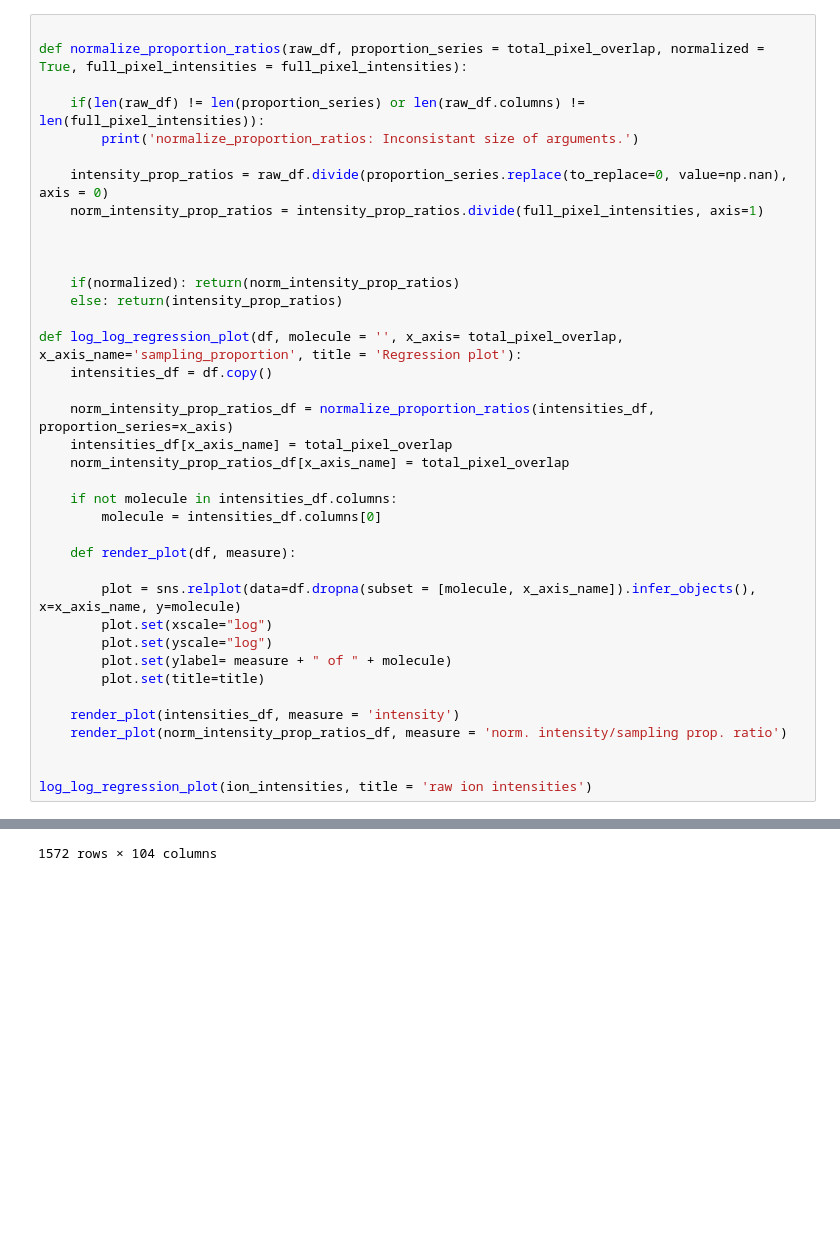
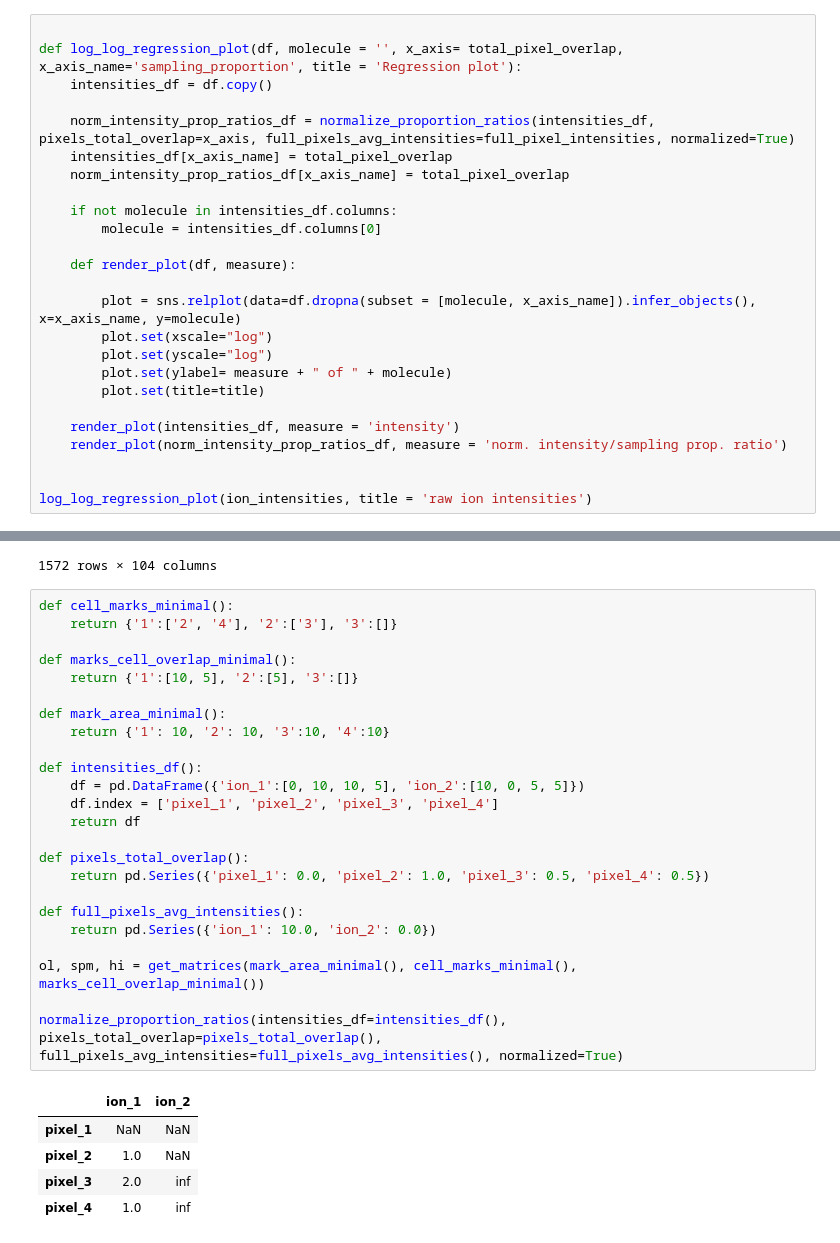
Before and after one commit to mariusrklein/FDA_project, a Jupyter notebook: ion_suppression_correction.ipynb, the cells around one changed output, grey strips where cells are left out. Drawn from its saved outputs; the diff is of its cells as text; blank space fills up the shorter version.

```diff
--- a/ion_suppression_correction.ipynb
+++ b/ion_suppression_correction.ipynb
@@ -258,22 +186,9 @@ Name: sampling_proportion, Length: 2500, dtype: float64
 # %%
-
-def normalize_proportion_ratios(raw_df, proportion_series = total_pixel_overlap, normalized = True, full_pixel_intensities = full_pixel_intensities):
-
-    if(len(raw_df) != len(proportion_series) or len(raw_df.columns) != len(full_pixel_intensities)):
-        print('normalize_proportion_ratios: Inconsistant size of arguments.')
-
-    intensity_prop_ratios = raw_df.divide(proportion_series.replace(to_replace=0, value=np.nan), axis = 0)
-    norm_intensity_prop_ratios = intensity_prop_ratios.divide(full_pixel_intensities, axis=1)
-
-
-
-    if(normalized): return(norm_intensity_prop_ratios)
-    else: return(intensity_prop_ratios)
 
 def log_log_regression_plot(df, molecule = '', x_axis= total_pixel_overlap, x_axis_name='sampling_proportion', title = 'Regression plot'):
     intensities_df = df.copy()
 
-    norm_intensity_prop_ratios_df = normalize_proportion_ratios(intensities_df, proportion_series=x_axis)
+    norm_intensity_prop_ratios_df = normalize_proportion_ratios(intensities_df, pixels_total_overlap=x_axis, full_pixels_avg_intensities=full_pixel_intensities, normalized=True)
     intensities_df[x_axis_name] = total_pixel_overlap
     norm_intensity_prop_ratios_df[x_axis_name] = total_pixel_overlap
 
@@ -397,3 +263,33 @@ norm_corr_ion_intensities
 | cell_1573 | NaN | NaN | NaN | NaN | NaN | NaN | NaN | NaN | ... |
 | cell_1574 | NaN | NaN | NaN | NaN | NaN | NaN | NaN | NaN | ... |
 1572 rows × 104 columns
+# %%
+def cell_marks_minimal():
+    return {'1':['2', '4'], '2':['3'], '3':[]}
+
+def marks_cell_overlap_minimal():
+    return {'1':[10, 5], '2':[5], '3':[]}
+
+def mark_area_minimal():
+    return {'1': 10, '2': 10, '3':10, '4':10}
+
+def intensities_df():
+    df = pd.DataFrame({'ion_1':[0, 10, 10, 5], 'ion_2':[10, 0, 5, 5]})
+    df.index = ['pixel_1', 'pixel_2', 'pixel_3', 'pixel_4']
+    return df
+
+def pixels_total_overlap():
+    return pd.Series({'pixel_1': 0.0, 'pixel_2': 1.0, 'pixel_3': 0.5, 'pixel_4': 0.5})
+
+def full_pixels_avg_intensities():
+    return pd.Series({'ion_1': 10.0, 'ion_2': 0.0})
+
+ol, spm, hi = get_matrices(mark_area_minimal(), cell_marks_minimal(), marks_cell_overlap_minimal())
+
+normalize_proportion_ratios(intensities_df=intensities_df(), pixels_total_overlap=pixels_total_overlap(), full_pixels_avg_intensities=full_pixels_avg_intensities(), normalized=True)
+# %% [output]
+|  | ion_1 | ion_2 |
+| pixel_1 | NaN | NaN |
+| pixel_2 | 1.0 | NaN |
+| pixel_3 | 2.0 | inf |
+| pixel_4 | 1.0 | inf |
```
Also changed, not shown: parts of 15 cells of this notebook, 1 other file.
